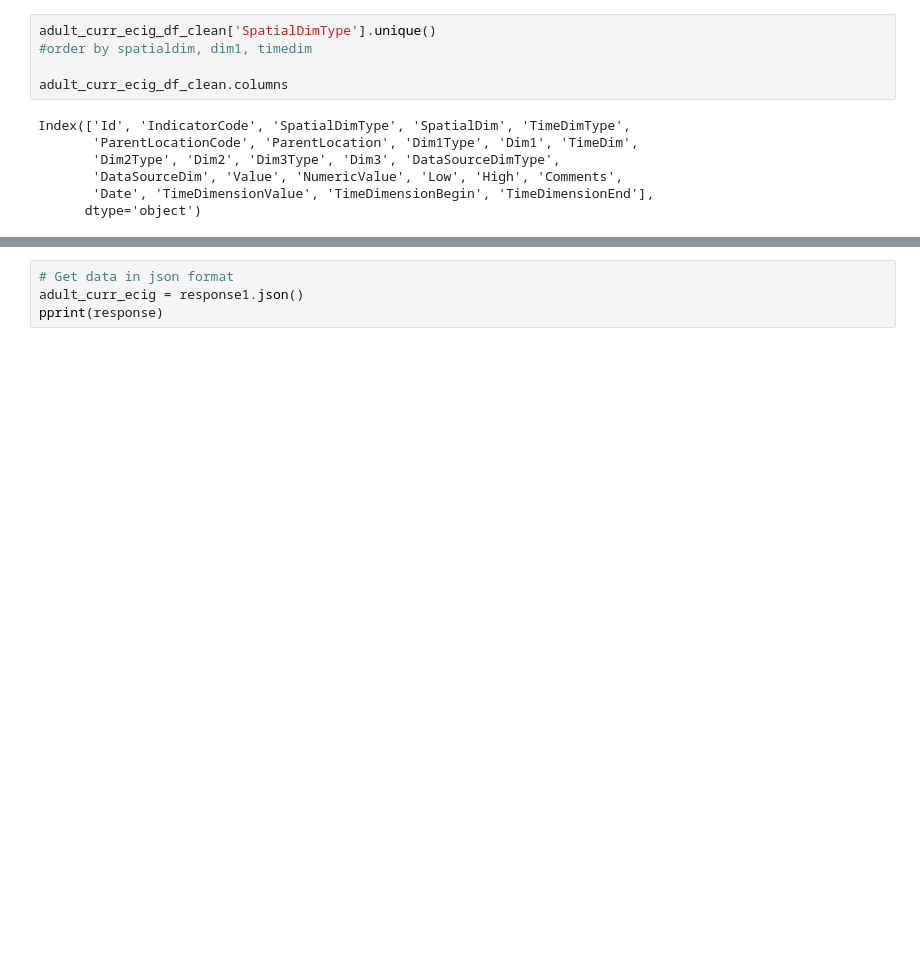
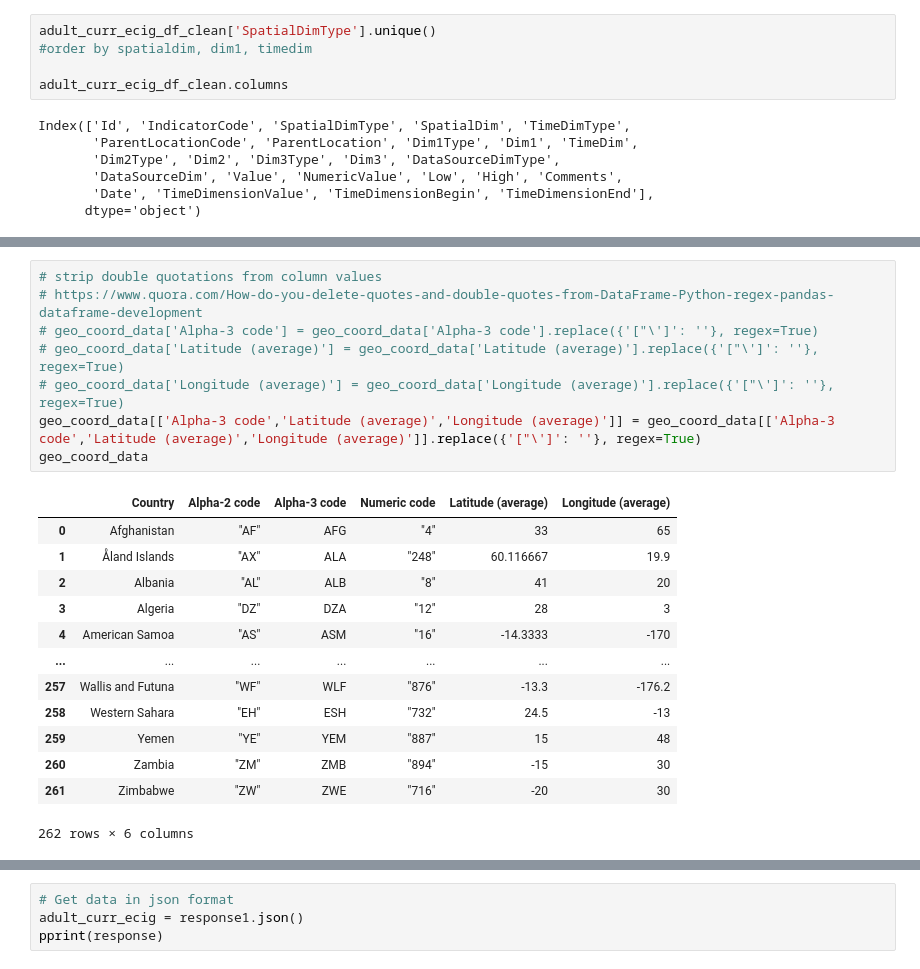
Before and after one commit to Sueraaa/project1-group5, a Jupyter notebook: Project_ex1/Code/WHO_analysis.ipynb, the cells around one changed output, grey strips where cells are left out. Drawn from its saved outputs; the diff is of its cells as text; blank space fills up the shorter version.

```diff
--- a/Project_ex1/Code/WHO_analysis.ipynb
+++ b/Project_ex1/Code/WHO_analysis.ipynb
@@ -211,0 +292,22 @@ response2
+# %%
+# strip double quotations from column values
+# https://www.quora.com/How-do-you-delete-quotes-and-double-quotes-from-DataFrame-Python-regex-pandas-dataframe-development
+# geo_coord_data['Alpha-3 code'] = geo_coord_data['Alpha-3 code'].replace({'["\']': ''}, regex=True)
+# geo_coord_data['Latitude (average)'] = geo_coord_data['Latitude (average)'].replace({'["\']': ''}, regex=True)
+# geo_coord_data['Longitude (average)'] = geo_coord_data['Longitude (average)'].replace({'["\']': ''}, regex=True)
+geo_coord_data[['Alpha-3 code','Latitude (average)','Longitude (average)']] = geo_coord_data[['Alpha-3 code','Latitude (average)','Longitude (average)']].replace({'["\']': ''}, regex=True)
+geo_coord_data
+# %% [output]
+|  | Country | Alpha-2 code | Alpha-3 code | Numeric code | Latitude (average) | Longitude (average) |
+| 0 | Afghanistan | "AF" | AFG | "4" | 33 | 65 |
+| 1 | Åland Islands | "AX" | ALA | "248" | 60.116667 | 19.9 |
+| 2 | Albania | "AL" | ALB | "8" | 41 | 20 |
+| 3 | Algeria | "DZ" | DZA | "12" | 28 | 3 |
+| 4 | American Samoa | "AS" | ASM | "16" | -14.3333 | -170 |
+| ... | ... | ... | ... | ... | ... | ... |
+| 257 | Wallis and Futuna | "WF" | WLF | "876" | -13.3 | -176.2 |
+| 258 | Western Sahara | "EH" | ESH | "732" | 24.5 | -13 |
+| 259 | Yemen | "YE" | YEM | "887" | 15 | 48 |
+| 260 | Zambia | "ZM" | ZMB | "894" | -15 | 30 |
+| 261 | Zimbabwe | "ZW" | ZWE | "716" | -20 | 30 |
+262 rows × 6 columns
```
Also changed, not shown: parts of 16 cells of this notebook, 1 other file.
